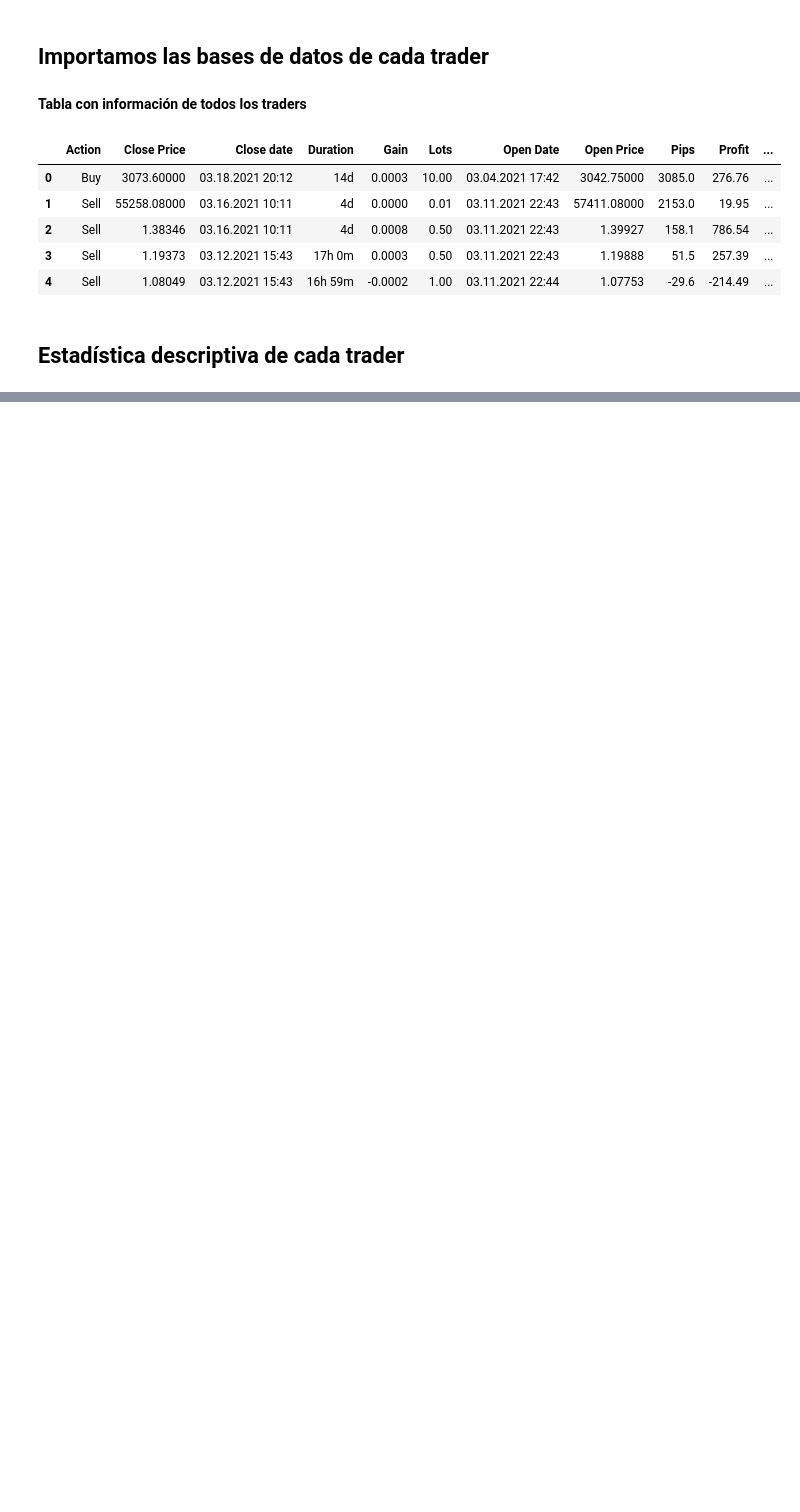
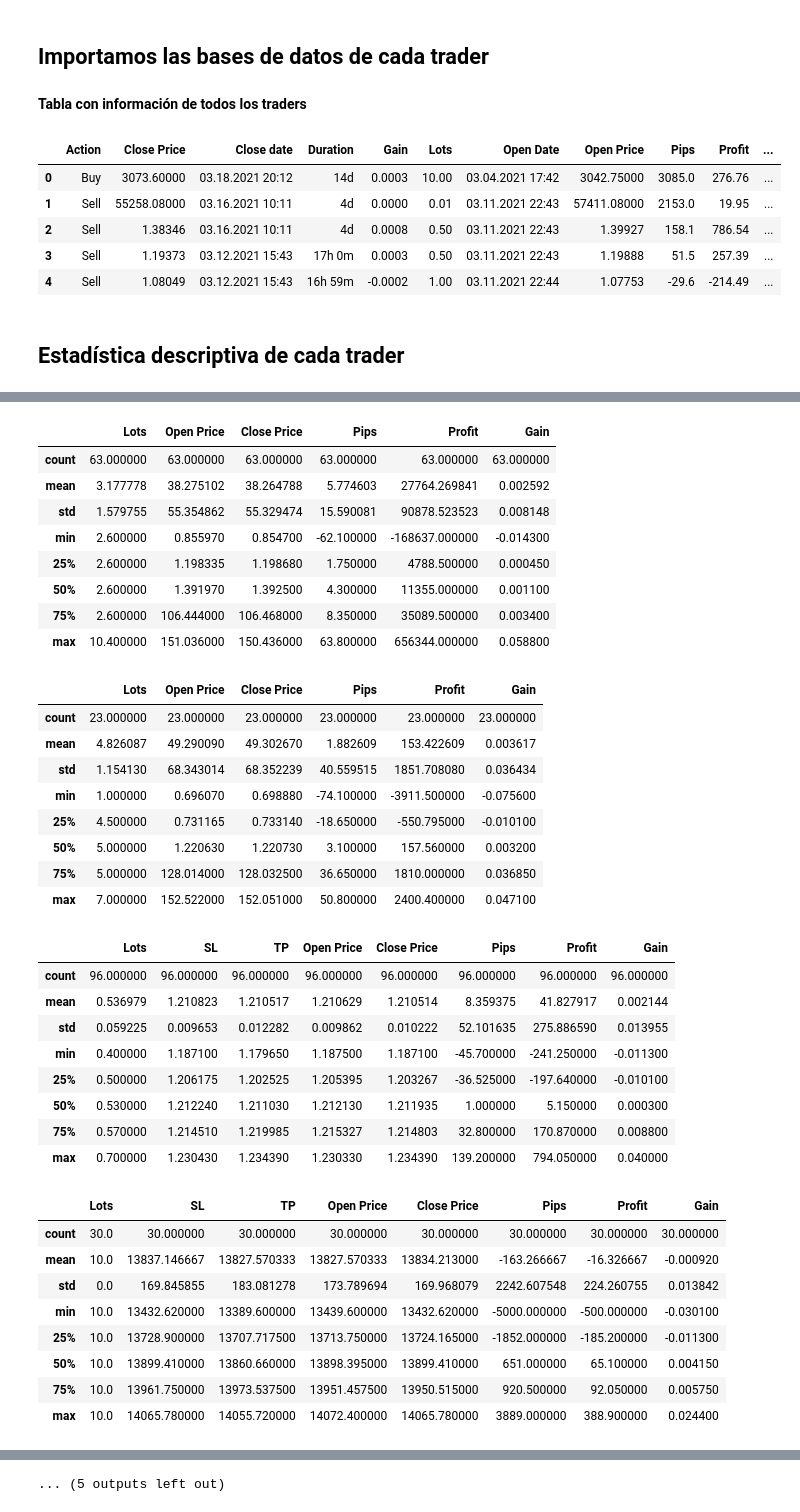
Before and after one commit to na98/Pruebas-TradersLab, a Jupyter notebook: Pruebas-TraderLab.ipynb, the cells around one changed output, grey strips where cells are left out. Cells and saved outputs as stored; diff of their text form; code cells hidden in the pictures; blank space fills up the shorter version.

```diff
--- a/Pruebas-TraderLab.ipynb
+++ b/Pruebas-TraderLab.ipynb
@@ -44,8 +44,9 @@ display(trader1.describe(), trader2.describe(),
         trader7.describe(), trader8.describe(),
         trader10.describe(), trader11.describe(),
         trader12.describe(), trader13.describe(),
-        trader1.describe(), trader3.describe(),
-        trader3.describe(), trader3.describe())
+        trader14.describe(), trader15.describe(),
+        trader16.describe(), trader17.describe(),
+        trader18.describe(),)
 # %% [output]
 |  | Lots | Open Price | Close Price | Pips | Profit | Gain |
 | count | 33.000000 | 33.000000 | 33.000000 | 33.000000 | 33.000000 | 33.000000 |
@@ -67,0 +87,36 @@ display(trader1.describe(), trader2.describe(),
+|  | Lots | Open Price | Close Price | Pips | Profit | Gain |
+| count | 63.000000 | 63.000000 | 63.000000 | 63.000000 | 63.000000 | 63.000000 |
+| mean | 3.177778 | 38.275102 | 38.264788 | 5.774603 | 27764.269841 | 0.002592 |
+| std | 1.579755 | 55.354862 | 55.329474 | 15.590081 | 90878.523523 | 0.008148 |
+| min | 2.600000 | 0.855970 | 0.854700 | -62.100000 | -168637.000000 | -0.014300 |
+| 25% | 2.600000 | 1.198335 | 1.198680 | 1.750000 | 4788.500000 | 0.000450 |
+| 50% | 2.600000 | 1.391970 | 1.392500 | 4.300000 | 11355.000000 | 0.001100 |
+| 75% | 2.600000 | 106.444000 | 106.468000 | 8.350000 | 35089.500000 | 0.003400 |
+| max | 10.400000 | 151.036000 | 150.436000 | 63.800000 | 656344.000000 | 0.058800 |
+|  | Lots | Open Price | Close Price | Pips | Profit | Gain |
+| count | 23.000000 | 23.000000 | 23.000000 | 23.000000 | 23.000000 | 23.000000 |
+| mean | 4.826087 | 49.290090 | 49.302670 | 1.882609 | 153.422609 | 0.003617 |
+| std | 1.154130 | 68.343014 | 68.352239 | 40.559515 | 1851.708080 | 0.036434 |
+| min | 1.000000 | 0.696070 | 0.698880 | -74.100000 | -3911.500000 | -0.075600 |
+| 25% | 4.500000 | 0.731165 | 0.733140 | -18.650000 | -550.795000 | -0.010100 |
+| 50% | 5.000000 | 1.220630 | 1.220730 | 3.100000 | 157.560000 | 0.003200 |
+| 75% | 5.000000 | 128.014000 | 128.032500 | 36.650000 | 1810.000000 | 0.036850 |
+| max | 7.000000 | 152.522000 | 152.051000 | 50.800000 | 2400.400000 | 0.047100 |
+|  | Lots | SL | TP | Open Price | Close Price | Pips | Profit | Gain |
+| count | 96.000000 | 96.000000 | 96.000000 | 96.000000 | 96.000000 | 96.000000 | 96.000000 | 96.000000 |
+| mean | 0.536979 | 1.210823 | 1.210517 | 1.210629 | 1.210514 | 8.359375 | 41.827917 | 0.002144 |
+| std | 0.059225 | 0.009653 | 0.012282 | 0.009862 | 0.010222 | 52.101635 | 275.886590 | 0.013955 |
+| min | 0.400000 | 1.187100 | 1.179650 | 1.187500 | 1.187100 | -45.700000 | -241.250000 | -0.011300 |
+| 25% | 0.500000 | 1.206175 | 1.202525 | 1.205395 | 1.203267 | -36.525000 | -197.640000 | -0.010100 |
+| 50% | 0.530000 | 1.212240 | 1.211030 | 1.212130 | 1.211935 | 1.000000 | 5.150000 | 0.000300 |
+| 75% | 0.570000 | 1.214510 | 1.219985 | 1.215327 | 1.214803 | 32.800000 | 170.870000 | 0.008800 |
+| max | 0.700000 | 1.230430 | 1.234390 | 1.230330 | 1.234390 | 139.200000 | 794.050000 | 0.040000 |
+|  | Lots | SL | TP | Open Price | Close Price | Pips | Profit | Gain |
+| count | 30.0 | 30.000000 | 30.000000 | 30.000000 | 30.000000 | 30.000000 | 30.000000 | 30.000000 |
+| mean | 10.0 | 13837.146667 | 13827.570333 | 13827.570333 | 13834.213000 | -163.266667 | -16.326667 | -0.000920 |
+| std | 0.0 | 169.845855 | 183.081278 | 173.789694 | 169.968079 | 2242.607548 | 224.260755 | 0.013842 |
+| min | 10.0 | 13432.620000 | 13389.600000 | 13439.600000 | 13432.620000 | -5000.000000 | -500.000000 | -0.030100 |
+| 25% | 10.0 | 13728.900000 | 13707.717500 | 13713.750000 | 13724.165000 | -1852.000000 | -185.200000 | -0.011300 |
+| 50% | 10.0 | 13899.410000 | 13860.660000 | 13898.395000 | 13899.410000 | 651.000000 | 65.100000 | 0.004150 |
+| 75% | 10.0 | 13961.750000 | 13973.537500 | 13951.457500 | 13950.515000 | 920.500000 | 92.050000 | 0.005750 |
+| max | 10.0 | 14065.780000 | 14055.720000 | 14072.400000 | 14065.780000 | 3889.000000 | 388.900000 | 0.024400 |
@@ -68,3 +159,4 @@ display(trader1.describe(), trader2.describe(),
+... (5 outputs left out)
 # %%
 for i in range(8):
     Num = 1 + i
```
Also changed, not shown: parts of 1 cell of this notebook.
